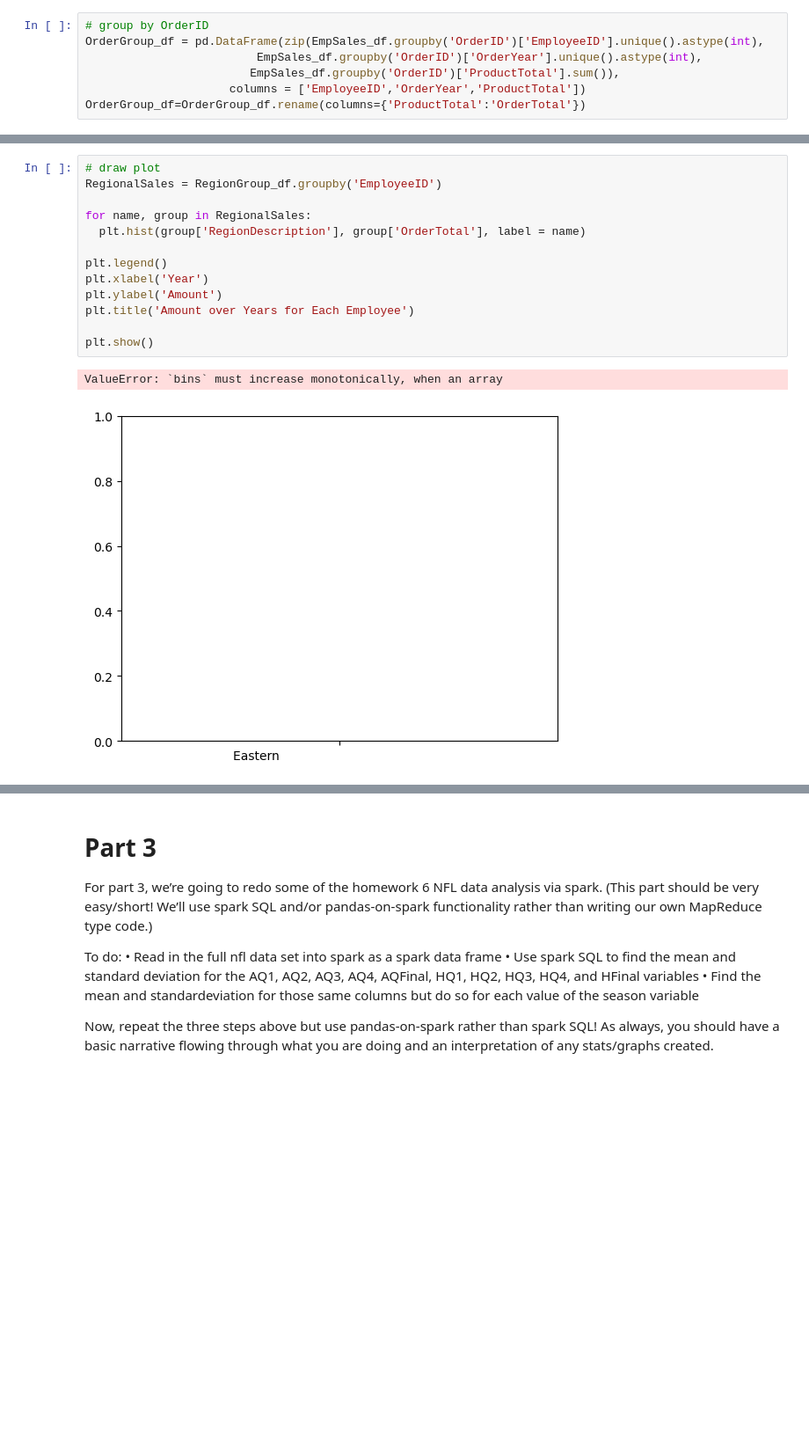
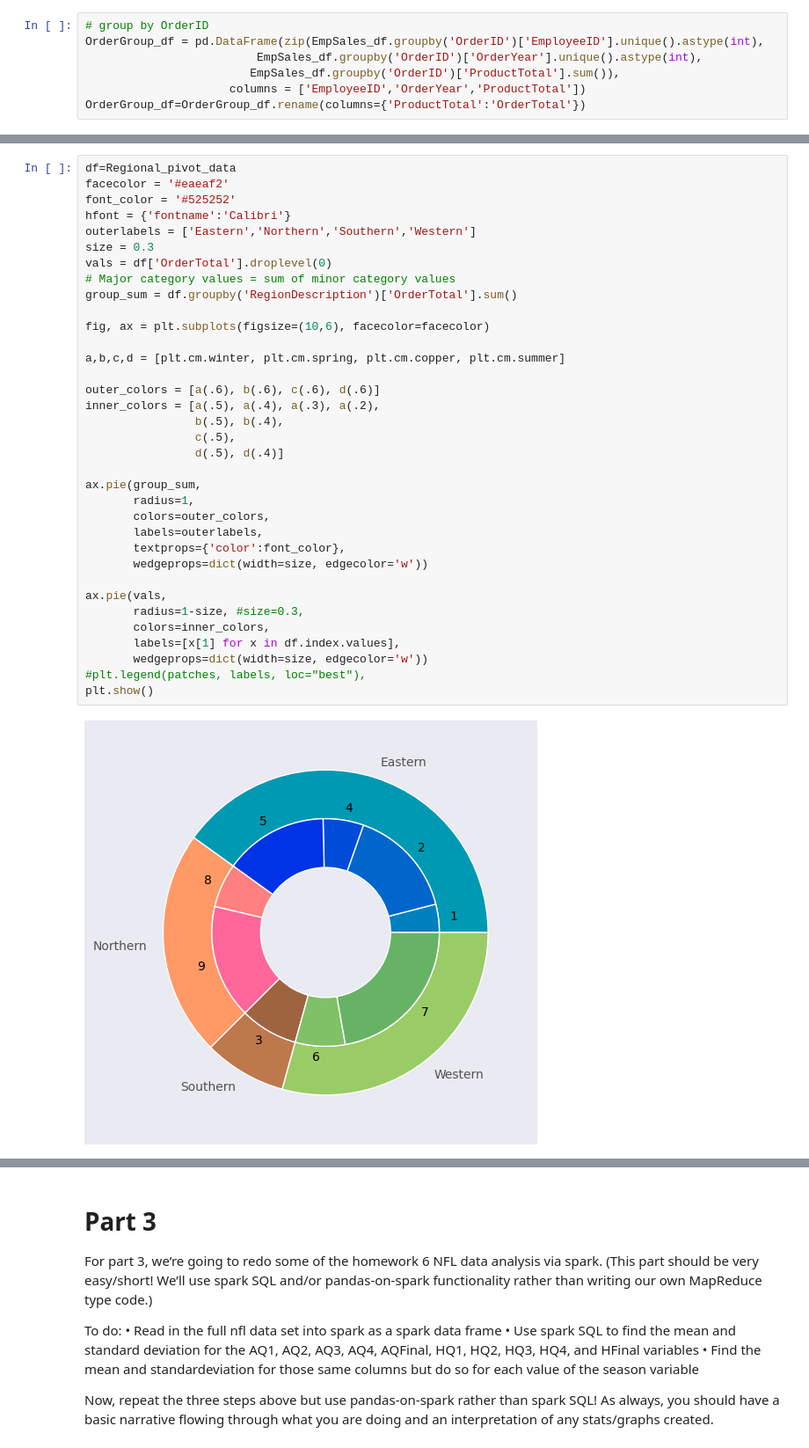
Before and after one commit to kamckeev/BigData1, a Jupyter notebook: Project2_Official.ipynb, the cells around one changed output, grey strips where cells are left out. Shown at 88% size. Saved outputs shown, nothing was run; the diff lists cells and outputs as text; blank space fills up the shorter version.

```diff
--- a/Project2_Official.ipynb
+++ b/Project2_Official.ipynb
@@ -135,17 +143,38 @@ OrderGroup_df.plot.bar(y = "OrderTotal", x = "OrderYear", stacked = True)
-# %%
-# draw plot
-RegionalSales = RegionGroup_df.groupby('EmployeeID')
-
-for name, group in RegionalSales:
-  plt.hist(group['RegionDescription'], group['OrderTotal'], label = name)
-
-plt.legend()
-plt.xlabel('Year')
-plt.ylabel('Amount')
-plt.title('Amount over Years for Each Employee')
-
-plt.show()
-# %% [output]
-ValueError: `bins` must increase monotonically, when an array
-[figure, removed]
+# %%
+df=Regional_pivot_data
+facecolor = '#eaeaf2'
+font_color = '#525252'
+hfont = {'fontname':'Calibri'}
+outerlabels = ['Eastern','Northern','Southern','Western']
+size = 0.3
+vals = df['OrderTotal'].droplevel(0)
+# Major category values = sum of minor category values
+group_sum = df.groupby('RegionDescription')['OrderTotal'].sum()
+
+fig, ax = plt.subplots(figsize=(10,6), facecolor=facecolor)
+
+a,b,c,d = [plt.cm.winter, plt.cm.spring, plt.cm.copper, plt.cm.summer]
+
+outer_colors = [a(.6), b(.6), c(.6), d(.6)]
+inner_colors = [a(.5), a(.4), a(.3), a(.2),
+                b(.5), b(.4),
+                c(.5),
+                d(.5), d(.4)]
+
+ax.pie(group_sum,
+       radius=1,
+       colors=outer_colors,
+       labels=outerlabels,
+       textprops={'color':font_color},
+       wedgeprops=dict(width=size, edgecolor='w'))
+
+ax.pie(vals,
+       radius=1-size, #size=0.3,
+       colors=inner_colors,
+       labels=[x[1] for x in df.index.values],
+       wedgeprops=dict(width=size, edgecolor='w'))
+#plt.legend(patches, labels, loc="best"),
+plt.show()
+# %% [output]
+[figure, added]
 # %%
```
Also changed, not shown: parts of 6 cells of this notebook.
